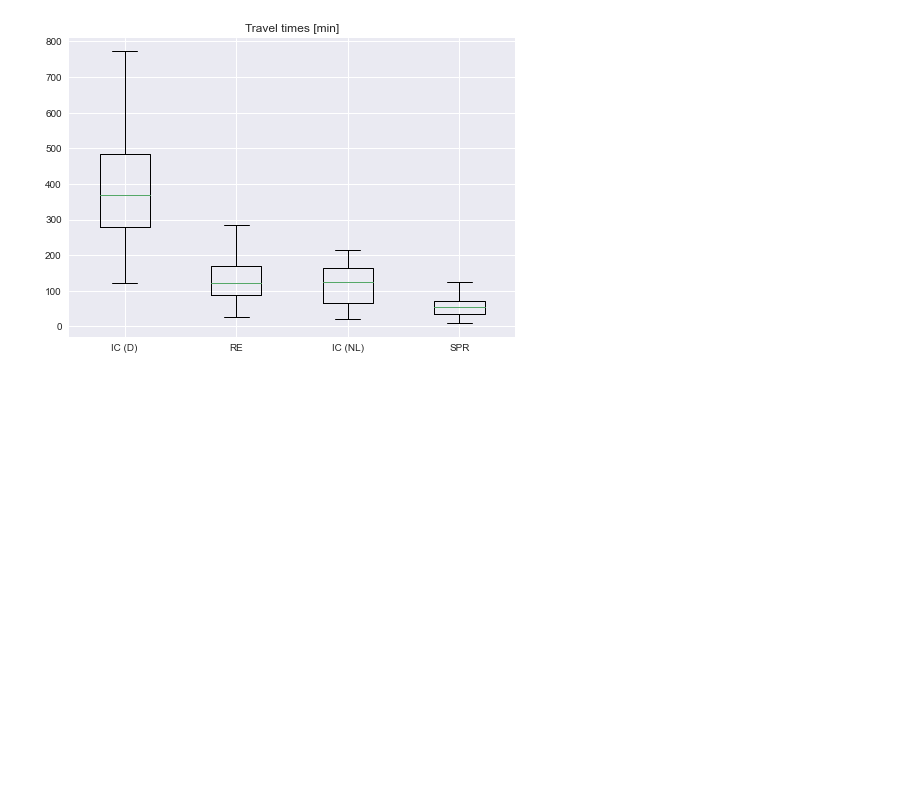
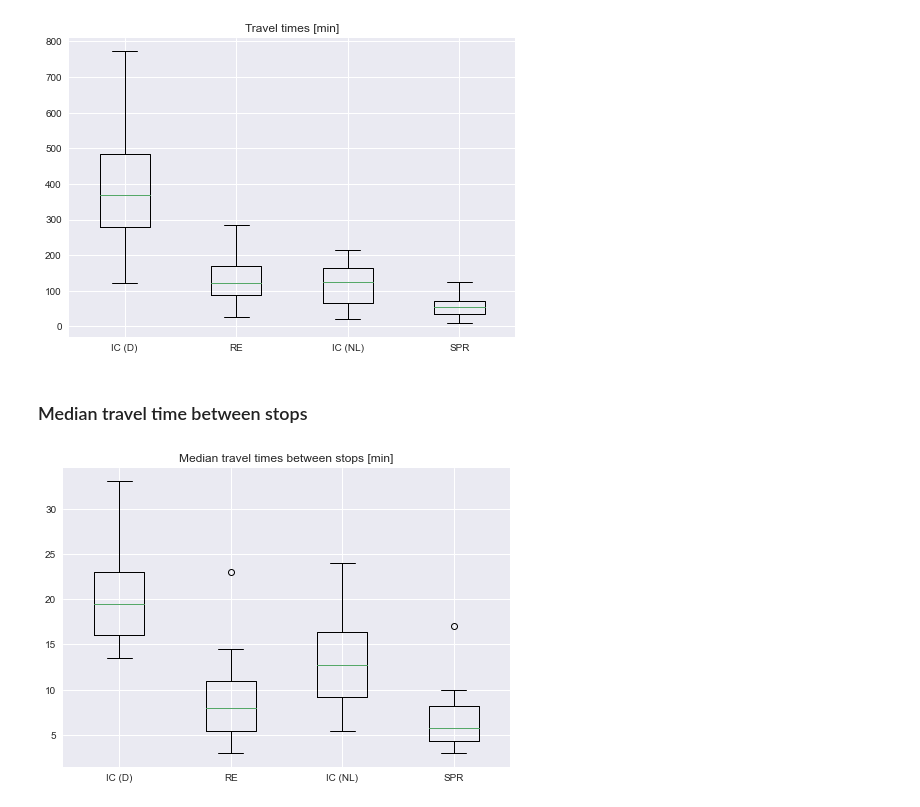
Before and after one commit to leonwatt/re-vs-spr, a Jupyter notebook: analysis.ipynb, the cells around one changed output. Saved outputs shown, nothing was run; the diff lists cells and outputs as text; code cells hidden in the pictures; blank space fills up the shorter version.

```diff
--- a/analysis.ipynb
+++ b/analysis.ipynb
@@ -103,2 +131,8 @@ plot.box_plot([german_ic, german_re, dutch_ic, dutch_re], x="total_time", title=
 # %% [output]
 [figure]
+# %% [markdown]
+### Median travel time between stops
+# %%
+plot.box_plot([german_ic, german_re, dutch_ic, dutch_re], x="median_time_between_stops", title="Median travel times between stops [min]", x_tick_labels=["IC (D)", "RE", "IC (NL)", "SPR"], save_to="img/time_between_categs.png")
+# %% [output]
+[figure, added]
```
Also changed, not shown: parts of 18 cells of this notebook, 9 other files.
